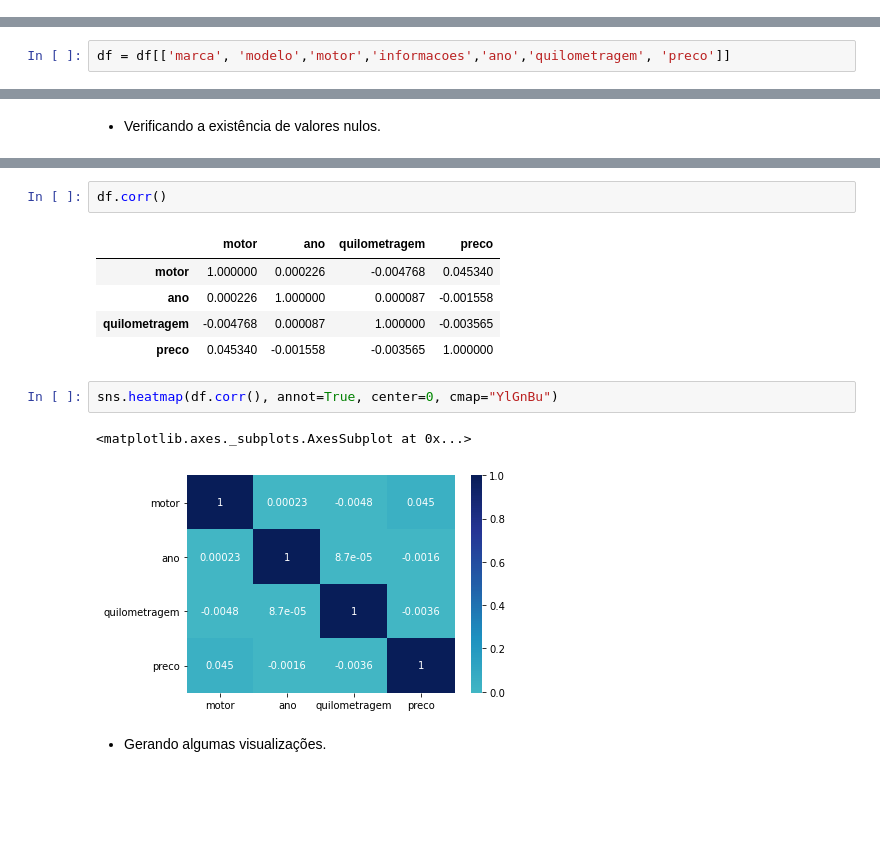
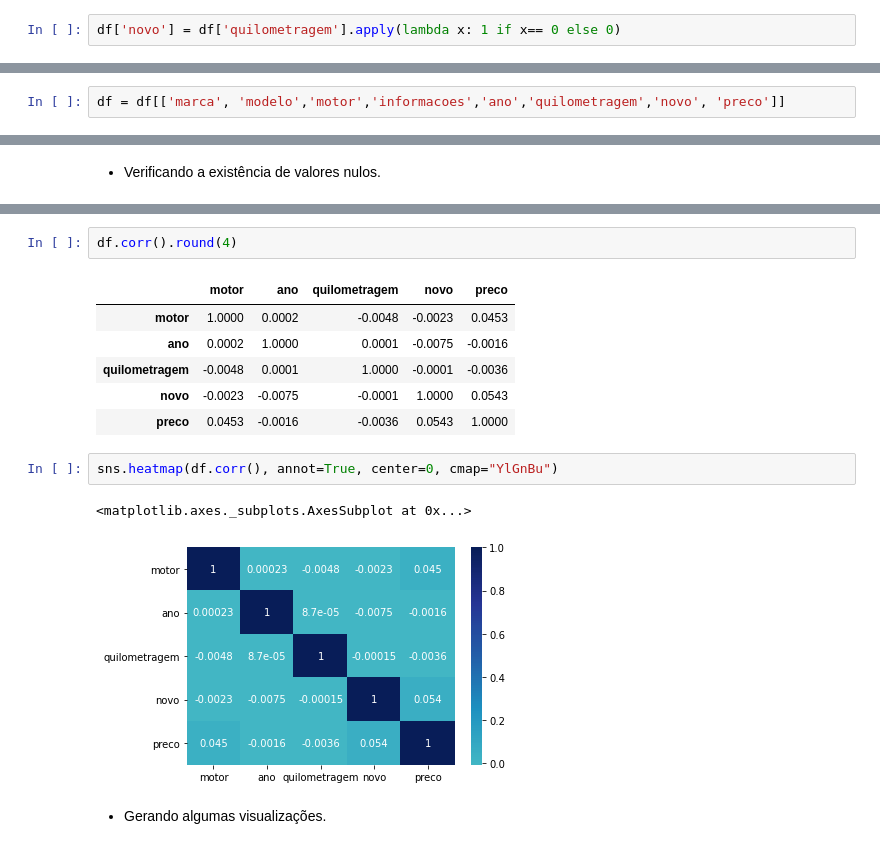
Before and after one commit to robertferro/calculando_preco_de_carros, a Jupyter notebook: 3 - EDA/EDA_manipulacao_de_dados_carros_categorias.ipynb, the cells around one changed output, grey strips where cells are left out. Cells and saved outputs as stored; diff of their text form; blank space fills up the shorter version.

```diff
--- a/3 - EDA/EDA_manipulacao_de_dados_carros_categorias.ipynb
+++ b/3 - EDA/EDA_manipulacao_de_dados_carros_categorias.ipynb
@@ -253,0 +228,2 @@ Name: motor, dtype: int64
+# %%
+df['novo'] = df['quilometragem'].apply(lambda x: 1 if x== 0 else 0)
@@ -254,7 +245,7 @@ Name: motor, dtype: int64
 # %% [markdown]
  - Reordenando as colunas
 # %%
-df = df[['marca', 'modelo','motor','informacoes','ano','quilometragem', 'preco']]
+df = df[['marca', 'modelo','motor','informacoes','ano','quilometragem','novo', 'preco']]
 # %%
 df.head()
 # %% [output]
@@ -332,16 +326,17 @@ df.describe()
 # %%
-df.corr()
+df.corr().round(4)
 # %% [output]
-|  | motor | ano | quilometragem | preco |
-| motor | 1.000000 | 0.000226 | -0.004768 | 0.045340 |
-| ano | 0.000226 | 1.000000 | 0.000087 | -0.001558 |
-| quilometragem | -0.004768 | 0.000087 | 1.000000 | -0.003565 |
-| preco | 0.045340 | -0.001558 | -0.003565 | 1.000000 |
+|  | motor | ano | quilometragem | novo | preco |
+| motor | 1.0000 | 0.0002 | -0.0048 | -0.0023 | 0.0453 |
+| ano | 0.0002 | 1.0000 | 0.0001 | -0.0075 | -0.0016 |
+| quilometragem | -0.0048 | 0.0001 | 1.0000 | -0.0001 | -0.0036 |
+| novo | -0.0023 | -0.0075 | -0.0001 | 1.0000 | 0.0543 |
+| preco | 0.0453 | -0.0016 | -0.0036 | 0.0543 | 1.0000 |
 # %%
 sns.heatmap(df.corr(), annot=True, center=0, cmap="YlGnBu")
 # %% [output]
 <matplotlib.axes._subplots.AxesSubplot at 0x...>
-[figure, old version]
+[figure, new version]
 # %% [markdown]
 - Gerando algumas visualizações.
 # %%
```
Also changed, not shown: parts of 26 cells of this notebook.
